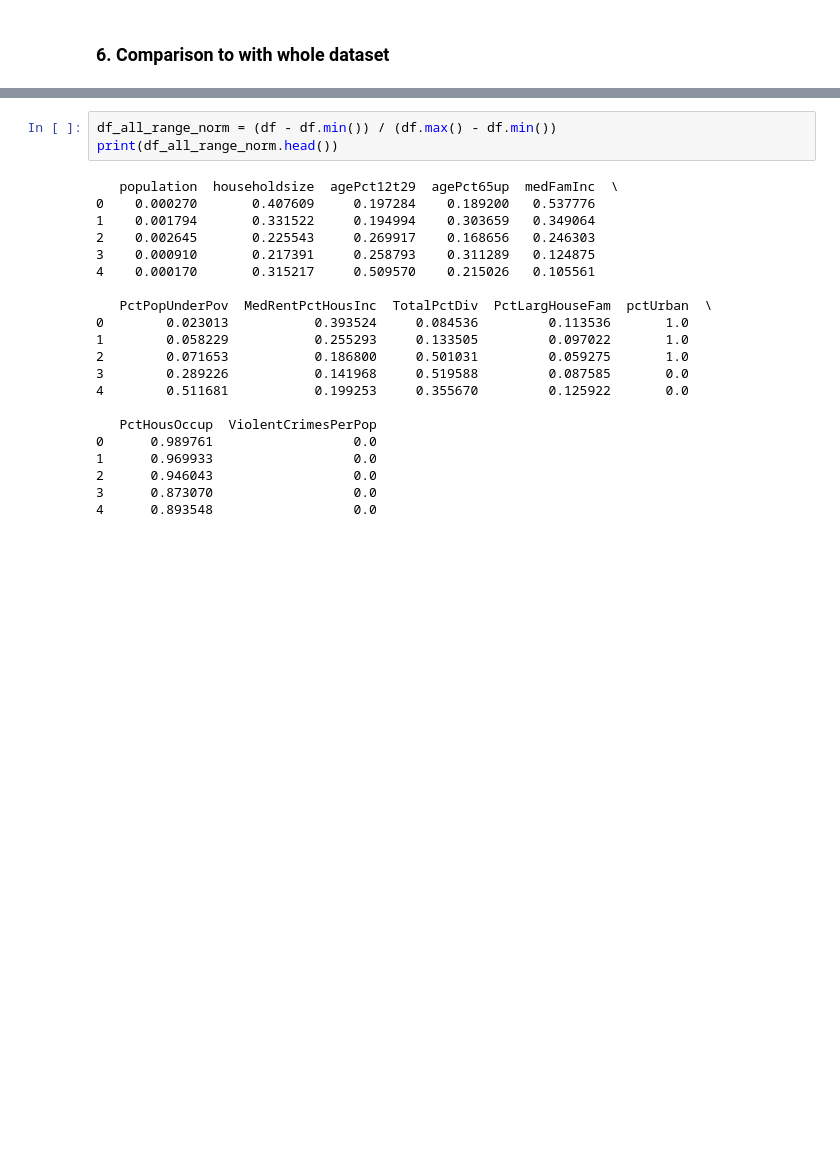
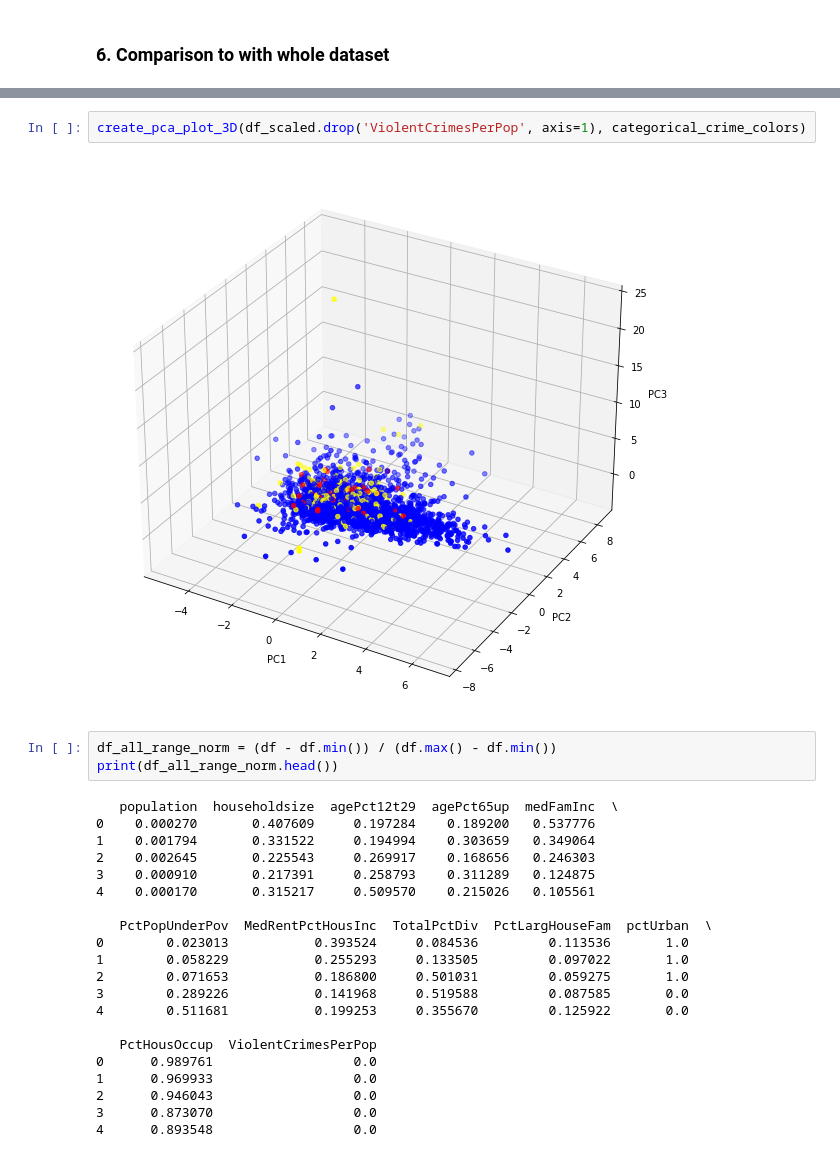
Before and after one commit to StephanEnseleit/Data-Analytics-and-Mining-Project, a Jupyter notebook: analyses/pca_communitites.ipynb, the cells around one changed output, grey strips where cells are left out. Cells and saved outputs as stored; diff of their text form; blank space fills up the shorter version.

```diff
--- a/analyses/pca_communitites.ipynb
+++ b/analyses/pca_communitites.ipynb
@@ -590,3 +408,7 @@ plt.show()
+# %%
+create_pca_plot_3D(df_scaled.drop('ViolentCrimesPerPop', axis=1), categorical_crime_colors)
+# %% [output]
+[figure, added]
 # %%
 df_all_range_norm = (df - df.min()) / (df.max() - df.min())
 print(df_all_range_norm.head())
```
Also changed, not shown: parts of 33 cells of this notebook.
